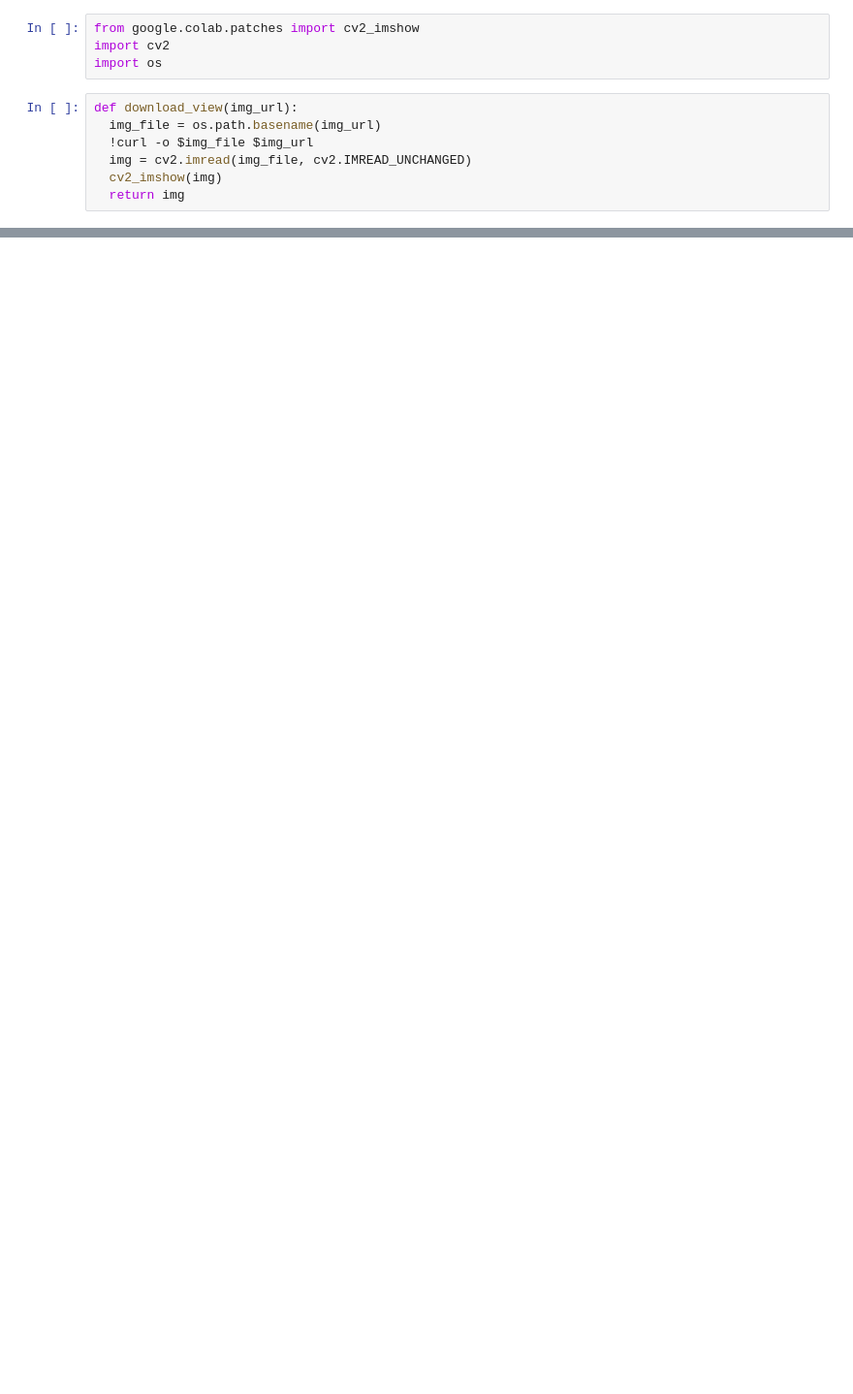
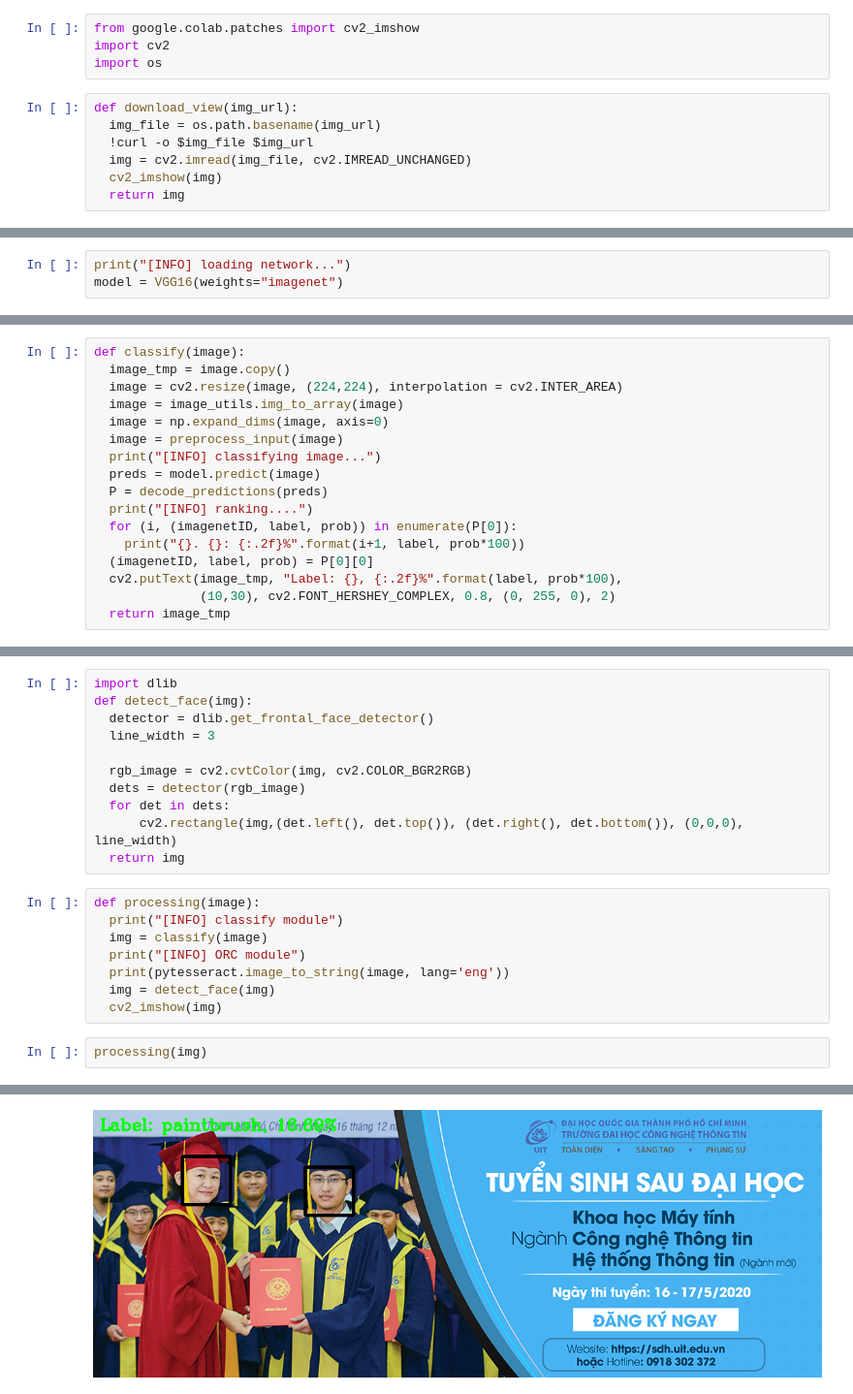
Before and after one commit to darkzlove12/CS114.K21, a Jupyter notebook: Lab04.ipynb, the cells around one changed output, grey strips where cells are left out. Shown at 97% size. Drawn from its saved outputs; the diff is of its cells as text; blank space fills up the shorter version.

```diff
--- a/Lab04.ipynb
+++ b/Lab04.ipynb
@@ -19,0 +35,3 @@ img = download_view(img_url)
+# %%
+print("[INFO] loading network...")
+model = VGG16(weights="imagenet")
@@ -19,0 +42,17 @@ img = download_view(img_url)
+# %%
+def classify(image):
+  image_tmp = image.copy()
+  image = cv2.resize(image, (224,224), interpolation = cv2.INTER_AREA)
+  image = image_utils.img_to_array(image)
+  image = np.expand_dims(image, axis=0)
+  image = preprocess_input(image)
+  print("[INFO] classifying image...")
+  preds = model.predict(image)
+  P = decode_predictions(preds)
+  print("[INFO] ranking....")
+  for (i, (imagenetID, label, prob)) in enumerate(P[0]):
+    print("{}. {}: {:.2f}%".format(i+1, label, prob*100))
+  (imagenetID, label, prob) = P[0][0]
+  cv2.putText(image_tmp, "Label: {}, {:.2f}%".format(label, prob*100),
+              (10,30), cv2.FONT_HERSHEY_COMPLEX, 0.8, (0, 255, 0), 2)
+  return image_tmp
@@ -19,0 +84,22 @@ img = download_view(img_url)
+# %%
+import dlib
+def detect_face(img):
+  detector = dlib.get_frontal_face_detector()
+  line_width = 3
+
+  rgb_image = cv2.cvtColor(img, cv2.COLOR_BGR2RGB)
+  dets = detector(rgb_image)
+  for det in dets:
+      cv2.rectangle(img,(det.left(), det.top()), (det.right(), det.bottom()), (0,0,0), line_width)
+  return img
+# %%
+def processing(image):
+  print("[INFO] classify module")
+  img = classify(image)
+  print("[INFO] ORC module")
+  print(pytesseract.image_to_string(image, lang='eng'))
+  img = detect_face(img)
+  cv2_imshow(img)
+# %%
+processing(img)
+# %% [output]
@@ -19,0 +124 @@ img = download_view(img_url)
+[figure, added]
```
Also changed, not shown: parts of 6 cells of this notebook.
